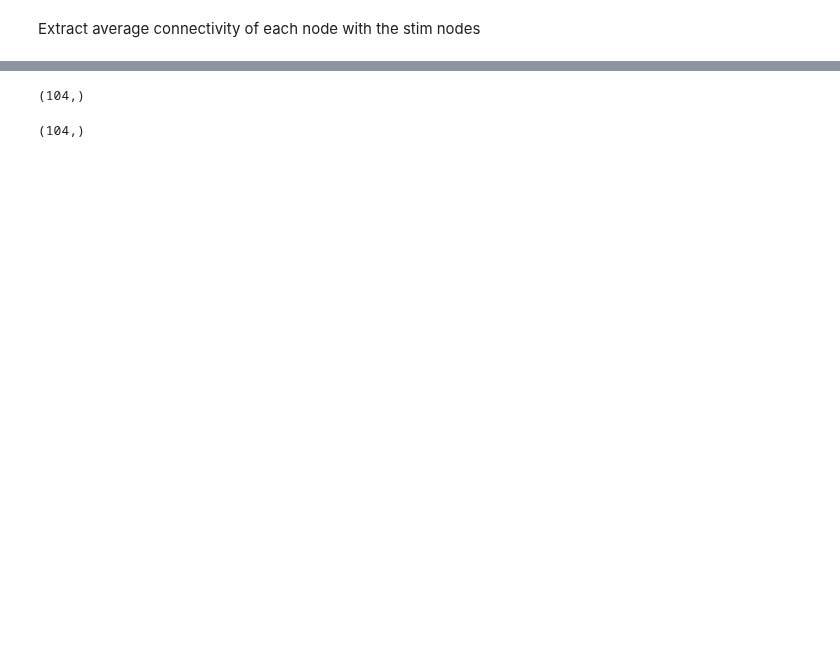
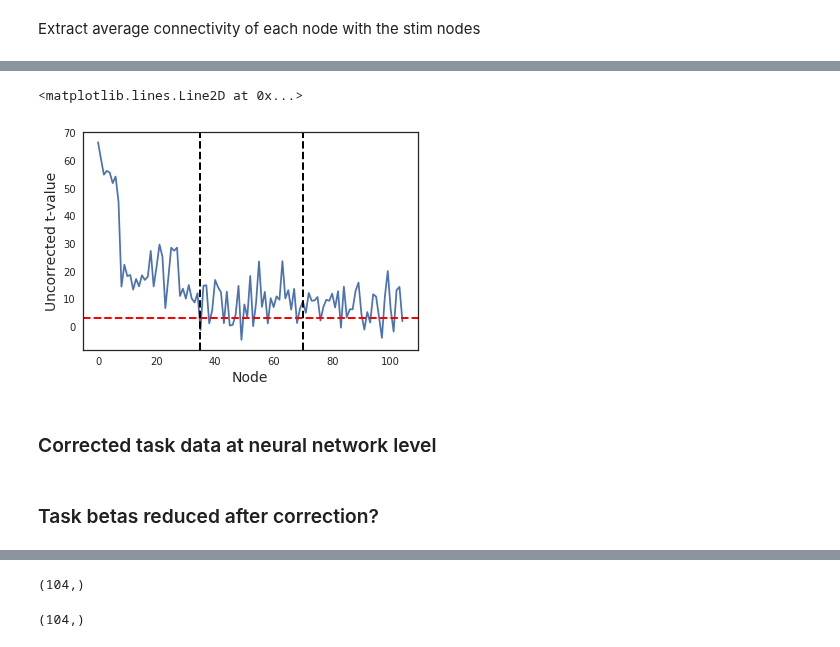
Before and after one commit to zenkavi/DevStudy_FmriNbs, a Jupyter notebook: notebooks/informationtransfermapping/TheoreticalResults/zenkavi_simulation_sandbox.ipynb, the cells around one changed output, grey strips where cells are left out. Saved outputs shown, nothing was run; the diff lists cells and outputs as text; code cells hidden in the pictures; blank space fills up the shorter version.

```diff
--- a/notebooks/informationtransfermapping/TheoreticalResults/zenkavi_simulation_sandbox.ipynb
+++ b/notebooks/informationtransfermapping/TheoreticalResults/zenkavi_simulation_sandbox.ipynb
@@ -327,3 +332,37 @@ taskdata_short = taskdata[1][:,:10000]
+# %%
+## Task regressor (I)
+X = stimtimes[task][0,:10000].T
+## Constant/GLM:
+X = sm.add_constant(X)
+
+# Performing a GLM for each region
+for region in range(0,nregions):
+
+    #Initial GLM regressors:
+
+    #DV = Activity in current node
+    y = taskdata_short[region,:]
+
+    model = sm.OLS(y, X)
+    results = model.fit()
+    ## Task regressor outputs
+    # Save betas
+    task_betas[region]=results.params[1]
+
+    # Save t values
+    task_tvals[region]=results.tvalues[1]
+# %%
+plt.plot(task_tvals)
+plt.ylabel('Uncorrected t-value',fontsize=14)
+plt.xlabel('Node',fontsize=14)
+plt.axhline(y=3,linewidth=2, color='red', ls = "--")
+plt.axvline(x=35,linewidth=2, color='black', ls = "--")
+plt.axvline(x=70,linewidth=2, color='black', ls = "--")
+# %% [output]
+<matplotlib.lines.Line2D at 0x...>
+[figure, added]
+# %% [markdown]
+### Corrected task data at neural network level
 # %%
 # Define parameters
 ntimepoints = taskdata_short.shape[1]
@@ -390,0 +430,2 @@ for region in range(0,nregions):
+# %% [markdown]
+### Task betas reduced after correction?
```
Also changed, not shown: parts of 37 cells of this notebook.
